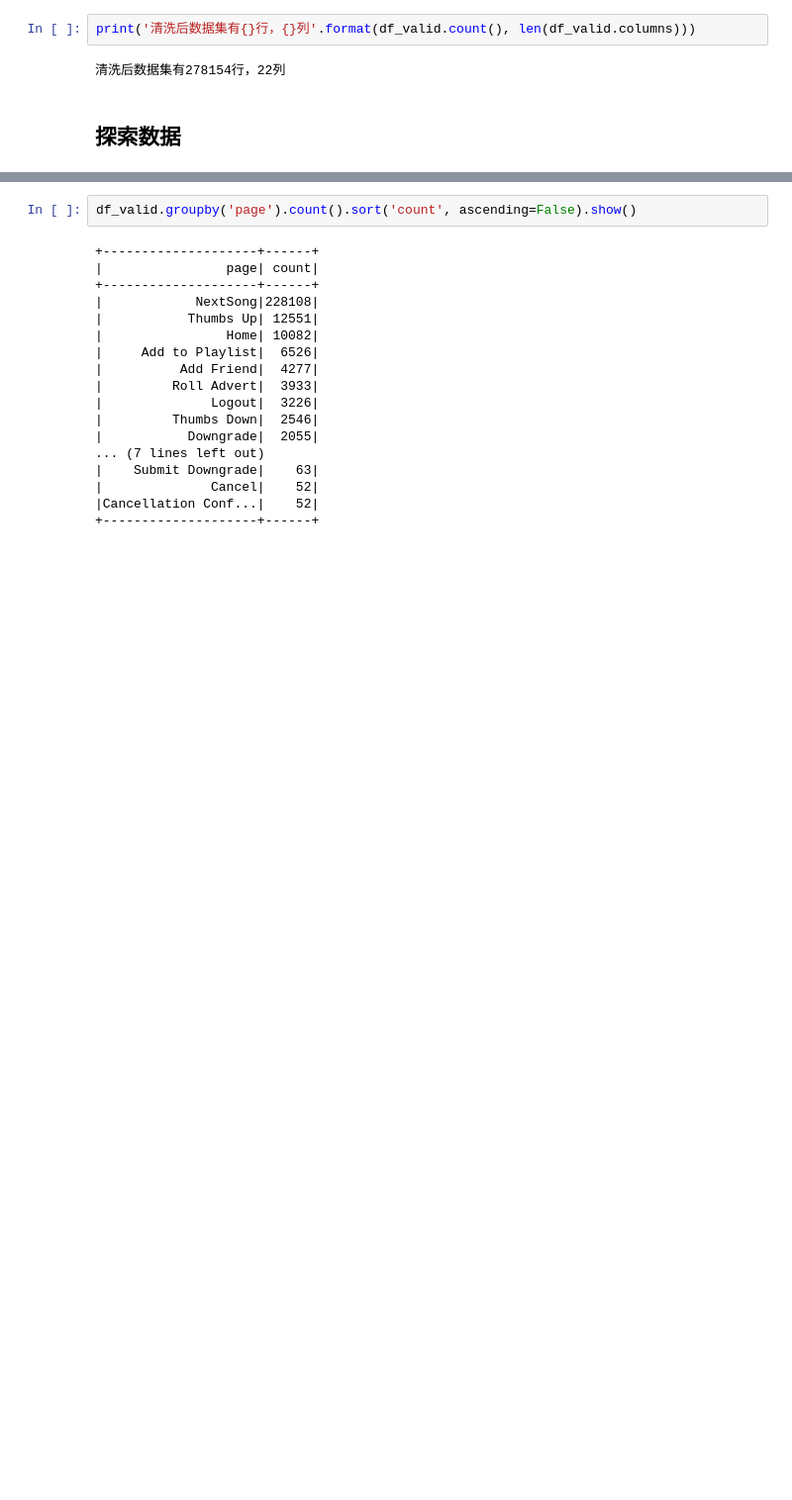
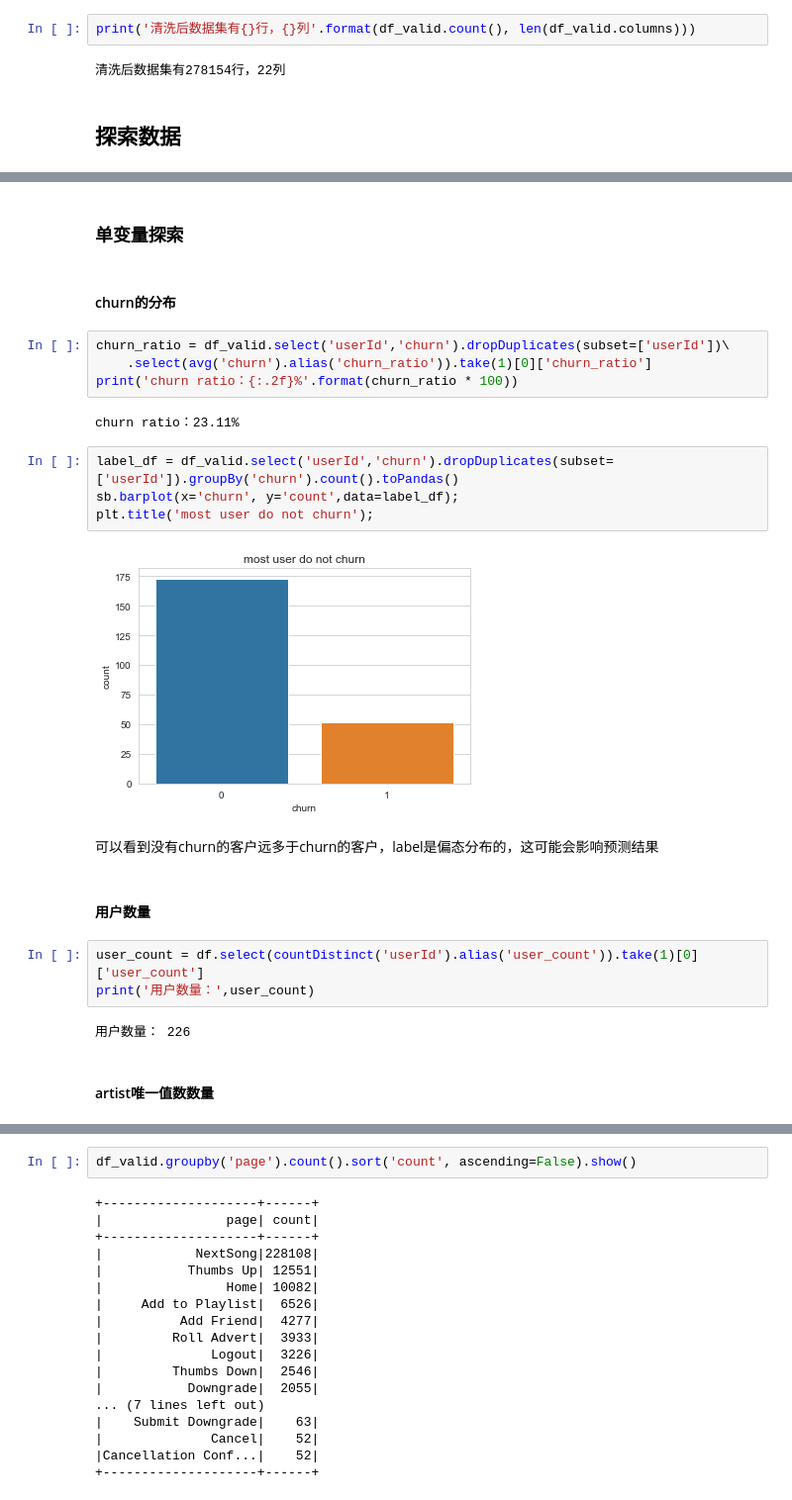
Before and after one commit to hanyang7427/Sparkify, a Jupyter notebook: Sparkify-zh.ipynb, the cells around one changed output, grey strips where cells are left out. Shown at 99% size. Cells and saved outputs as stored; diff of their text form; blank space fills up the shorter version.

```diff
--- a/Sparkify-zh.ipynb
+++ b/Sparkify-zh.ipynb
@@ -336,0 +371,27 @@ NextSong页面总的访问次数最多
+# %% [markdown]
+### 单变量探索
+# %% [markdown]
+#### churn的分布
+# %%
+churn_ratio = df_valid.select('userId','churn').dropDuplicates(subset=['userId'])\
+    .select(avg('churn').alias('churn_ratio')).take(1)[0]['churn_ratio']
+print('churn ratio：{:.2f}%'.format(churn_ratio * 100))
+# %% [output]
+churn ratio：23.11%
+# %%
+label_df = df_valid.select('userId','churn').dropDuplicates(subset=['userId']).groupBy('churn').count().toPandas()
+sb.barplot(x='churn', y='count',data=label_df);
+plt.title('most user do not churn');
+# %% [output]
+[figure, added]
+# %% [markdown]
+可以看到没有churn的客户远多于churn的客户，label是偏态分布的，这可能会影响预测结果
+# %% [markdown]
+#### 用户数量
+# %%
+user_count = df.select(countDistinct('userId').alias('user_count')).take(1)[0]['user_count']
+print('用户数量：',user_count)
+# %% [output]
+用户数量： 226
+# %% [markdown]
+#### artist唯一值数数量
```
Also changed, not shown: parts of 56 cells of this notebook, 2 other files.
